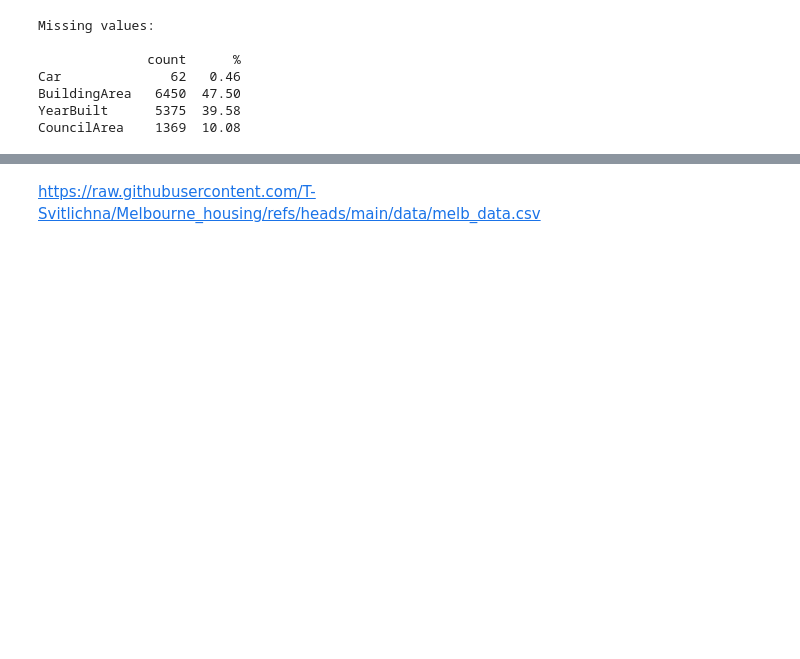
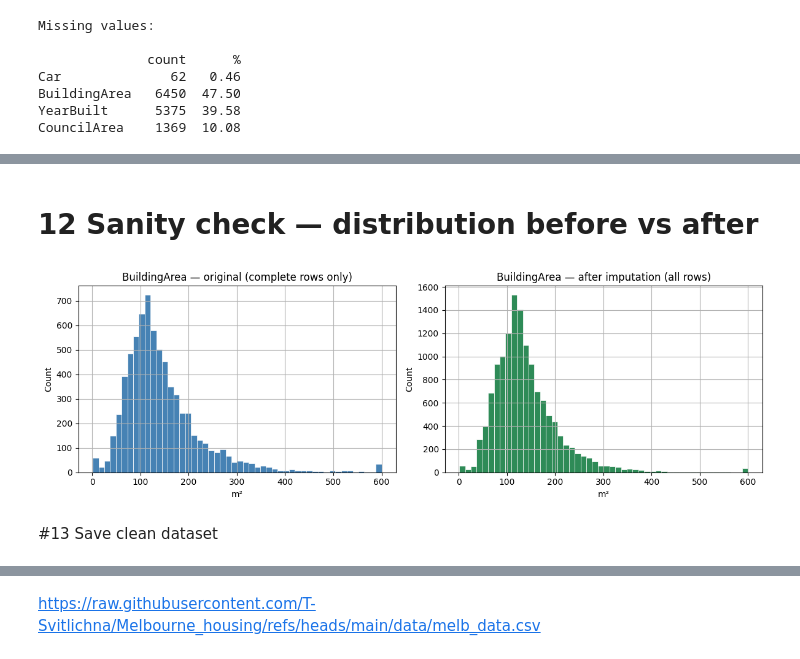
Before and after one commit to T-Svitlichna/DTA_Python, a Jupyter notebook: Proekt_2/notekooks/melbourne_houses_analyse.ipynb, the cells around one changed output, grey strips where cells are left out. Cells and saved outputs as stored; diff of their text form; code cells hidden in the pictures; blank space fills up the shorter version.

```diff
--- a/Proekt_2/notekooks/melbourne_houses_analyse.ipynb
+++ b/Proekt_2/notekooks/melbourne_houses_analyse.ipynb
@@ -103,0 +107,8 @@ Date columns (Transaction Date) as object
+# %%
+# We convert it to a proper datetime so we can extract year, month later
+# dayfirst=True is critical — Australian date format is DD/MM/YYYY, not MM/DD/YYYY
+
+df['Date'] = pd.to_datetime(df['Date'], dayfirst=True)
+
+print(f"Date range: {df['Date'].min().date()} → {df['Date'].max().date()}")
+print(f"Dtype: {df['Date'].dtype}")
@@ -193,0 +452,12 @@ STEP 3: Correlation with numeric features
+# %%
+
+# and may overfit to it
+
+dupes = df.duplicated().sum()
+print(f"Duplicate rows: {dupes}")
+
+if dupes > 0:
+    df = df.drop_duplicates()
+    print(f"Duplicates removed. Rows remaining: {len(df)}")
+else:
+    print('No duplicates found — no action needed.')
@@ -193,0 +495,30 @@ STEP 3: Correlation with numeric features
+# %% [markdown]
+# 12 Sanity check — distribution before vs after
+# %%
+# After imputation the overall shape of the BuildingArea distribution should look similar
+# to the original complete rows
+# If we see a new spike at one value — the imputation went wrong (e.g. constant fill)
+# A smooth, similar shape confirms the model produced realistic, varied estimates
+
+fig, axes = plt.subplots(1, 2, figsize=(12, 4))
+
+df_complete['BuildingArea'].clip(upper=600).hist(
+    bins=50, ax=axes[0], color='steelblue', edgecolor='white', linewidth=0.5
+)
+axes[0].set_title('BuildingArea — original (complete rows only)')
+axes[0].set_xlabel('m²')
+axes[0].set_ylabel('Count')
+
+df['BuildingArea'].clip(upper=600).hist(
+    bins=50, ax=axes[1], color='seagreen', edgecolor='white', linewidth=0.5
+)
+axes[1].set_title('BuildingArea — after imputation (all rows)')
+axes[1].set_xlabel('m²')
+axes[1].set_ylabel('Count')
+
+plt.tight_layout()
+plt.show()
+# %% [output]
+[figure, added]
+# %% [markdown]
+#13 Save clean dataset
```
Also changed, not shown: parts of 42 cells of this notebook.
